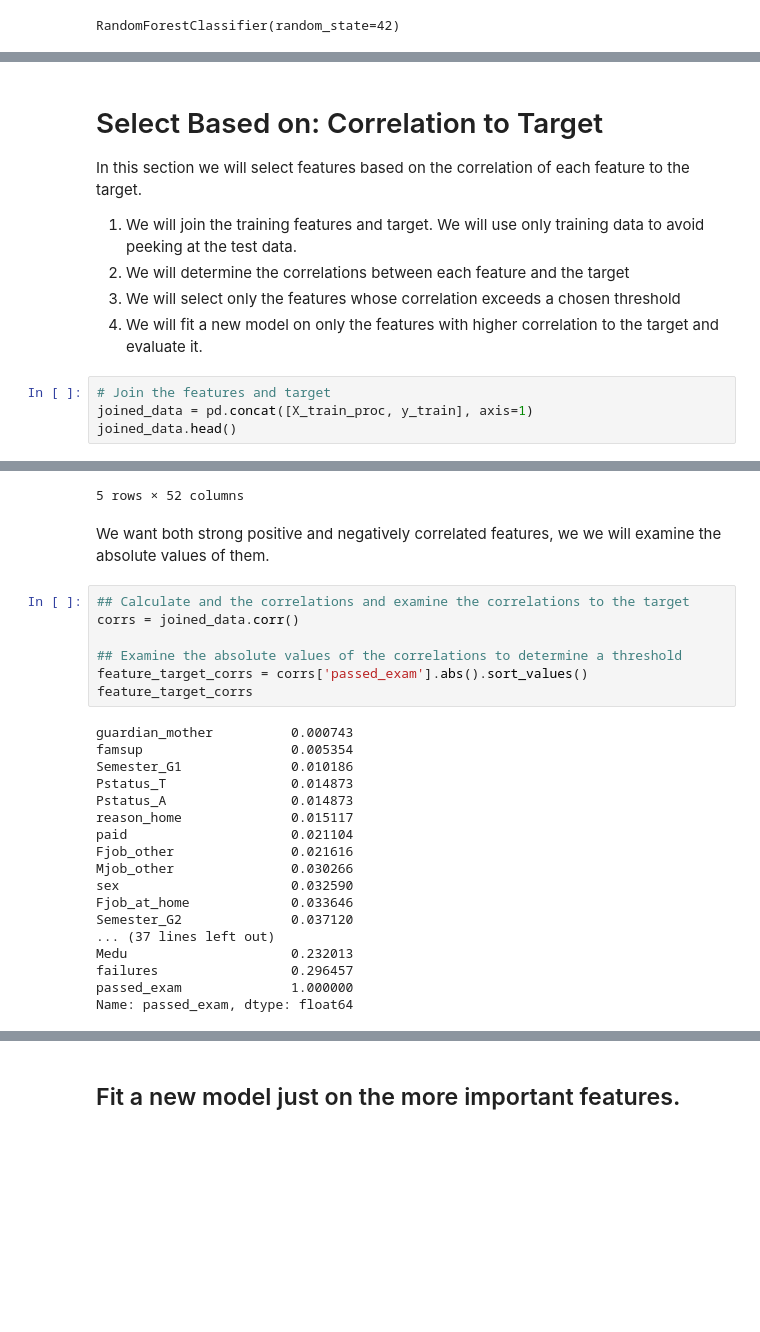
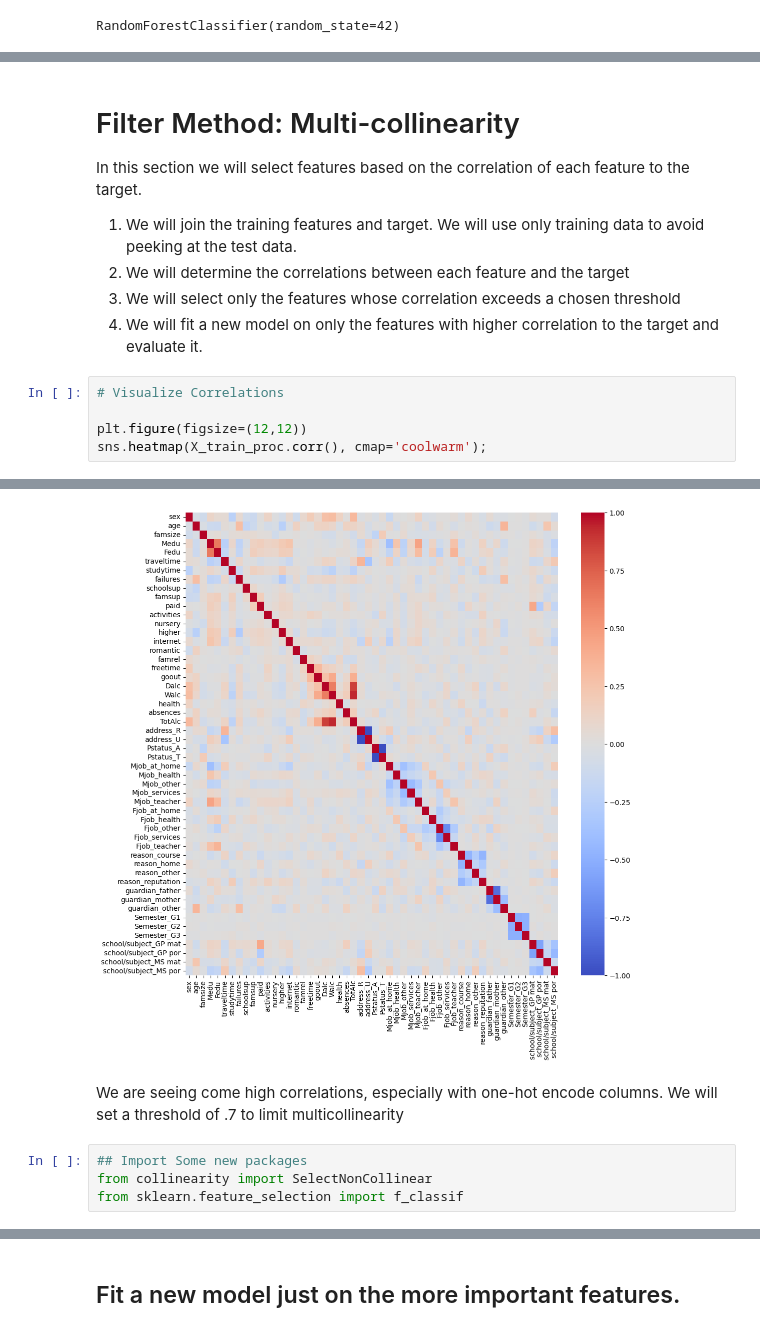
Before and after one commit to EhLeeOod/intermediate-ml-wk01-dimensionality-reduction-codealongs, a Jupyter notebook: Lecture 2/SOLUTION Feature Selection Codealong.ipynb, the cells around one changed output, grey strips where cells are left out. Saved outputs shown, nothing was run; the diff lists cells and outputs as text; blank space fills up the shorter version.

```diff
--- a/Lecture 2/SOLUTION Feature Selection Codealong.ipynb
+++ b/Lecture 2/SOLUTION Feature Selection Codealong.ipynb
@@ -157,5 +157,5 @@ Wall time: 432 ms
 # %% [markdown]
-# Select Based on: Correlation to Target
+# Filter Method: Multi-collinearity
 
 In this section we will select features based on the correlation of each feature to the target.
 
@@ -164,7 +164,8 @@ In this section we will select features based on the correlation of each feature
 3. We will select only the features whose correlation exceeds a chosen threshold
 4. We will fit a new model on only the features with higher correlation to the target and evaluate it.
 # %%
-# Join the features and target
-joined_data = pd.concat([X_train_proc, y_train], axis=1)
-joined_data.head()
+# Visualize Correlations
+
+plt.figure(figsize=(12,12))
+sns.heatmap(X_train_proc.corr(), cmap='coolwarm');
 # %% [output]
@@ -177,29 +172,8 @@ joined_data.head()
-5 rows × 52 columns
+[figure, added]
 # %% [markdown]
-We want both strong positive and negatively correlated features, we we will examine the absolute values of them.
+We are seeing come high correlations, especially with one-hot encode columns.  We will set a threshold of .7 to limit multicollinearity
 # %%
-## Calculate and the correlations and examine the correlations to the target
-corrs = joined_data.corr()
-
-## Examine the absolute values of the correlations to determine a threshold
-feature_target_corrs = corrs['passed_exam'].abs().sort_values()
-feature_target_corrs
+## Import Some new packages
+from collinearity import SelectNonCollinear
+from sklearn.feature_selection import f_classif
-# %% [output]
-guardian_mother          0.000743
-famsup                   0.005354
-Semester_G1              0.010186
-Pstatus_T                0.014873
-Pstatus_A                0.014873
-reason_home              0.015117
-paid                     0.021104
-Fjob_other               0.021616
-Mjob_other               0.030266
-sex                      0.032590
-Fjob_at_home             0.033646
-Semester_G2              0.037120
-... (37 lines left out)
-Medu                     0.232013
-failures                 0.296457
-passed_exam              1.000000
-Name: passed_exam, dtype: float64
 # %% [markdown]
```
Also changed, not shown: parts of 29 cells of this notebook.
